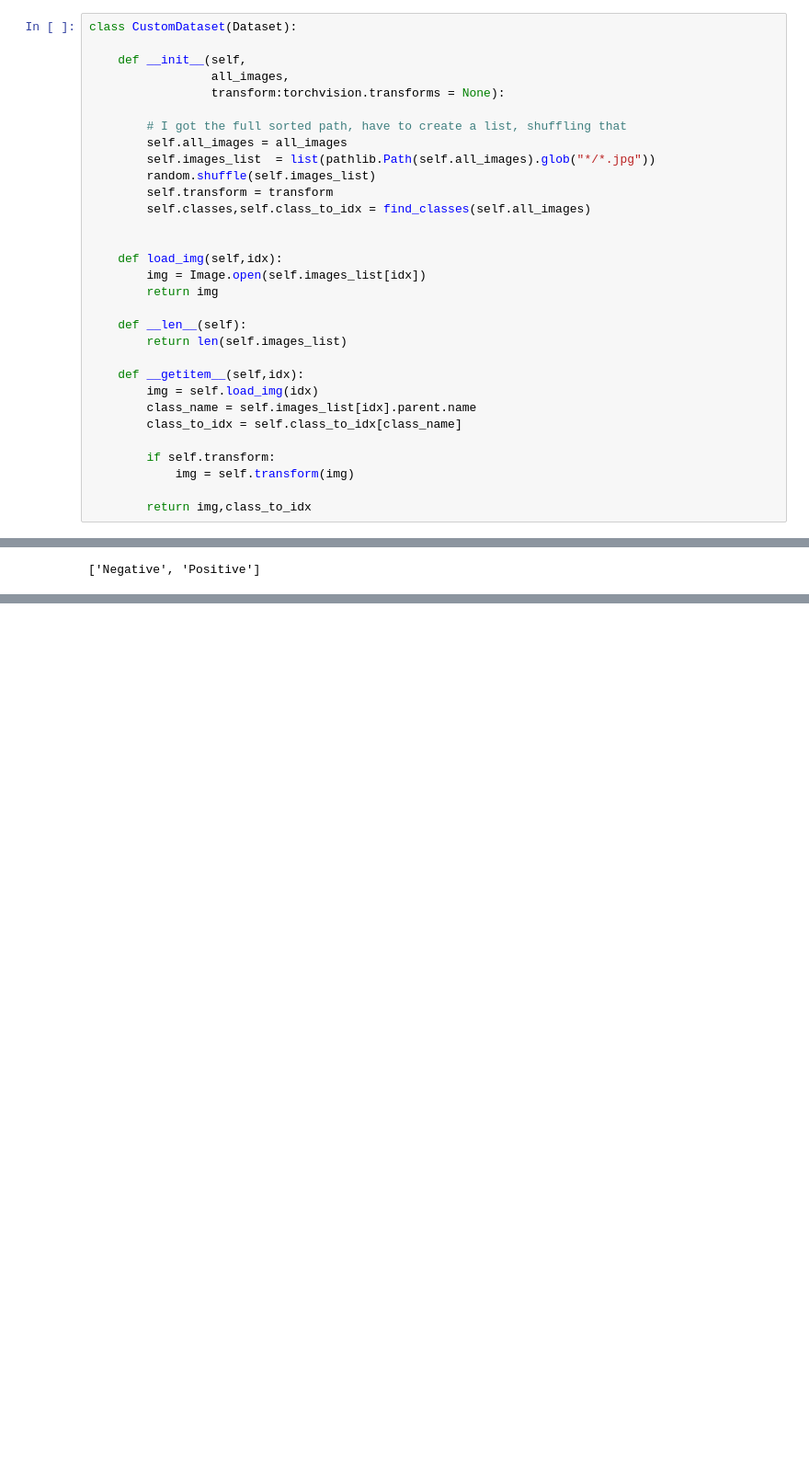
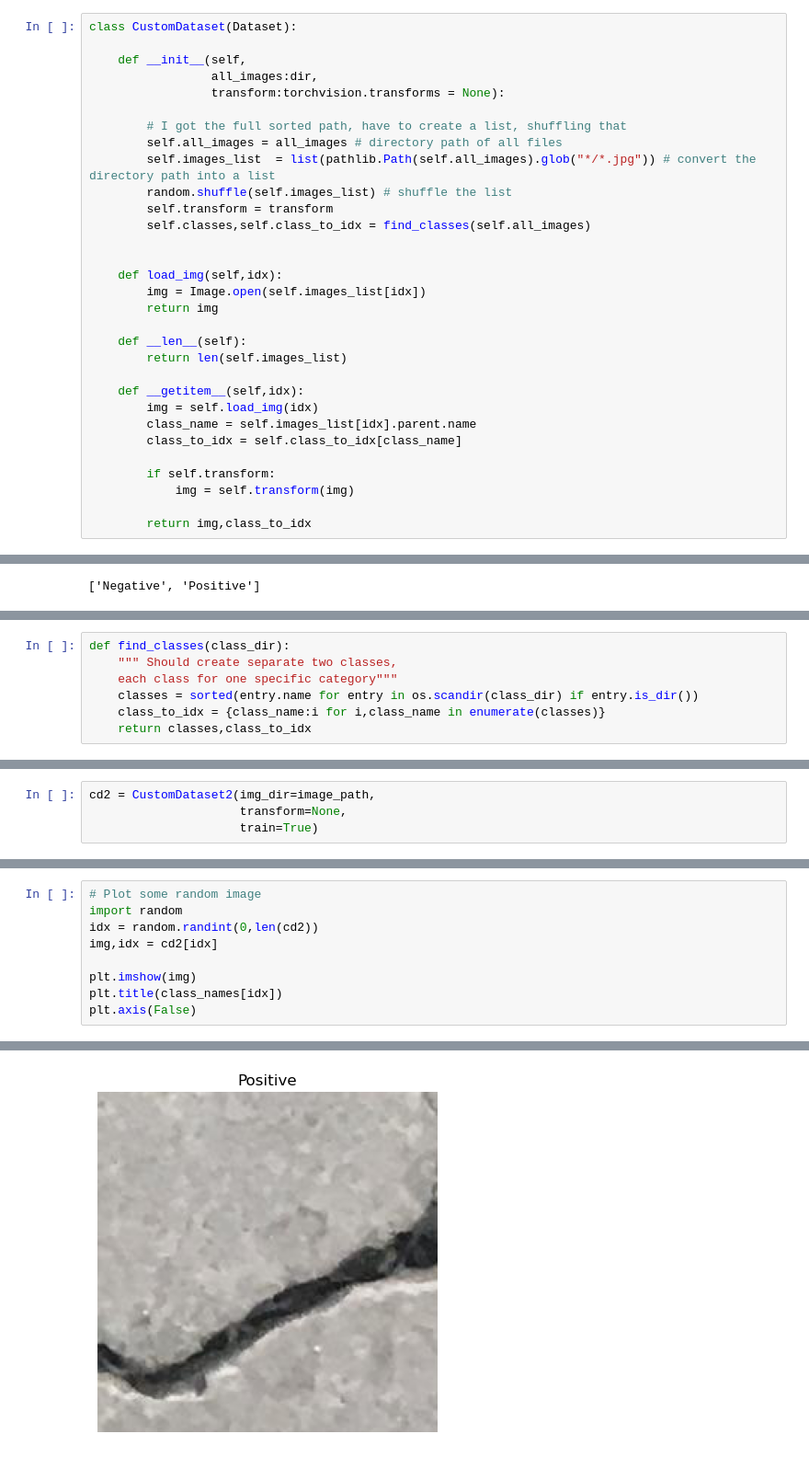
Before and after one commit to Tinonturja/Detecting-Crack-Image-Classification-Project-, a Jupyter notebook: Dataset.ipynb, the cells around one changed output, grey strips where cells are left out. Shown at 92% size. Saved outputs shown, nothing was run; the diff lists cells and outputs as text; blank space fills up the shorter version.

Commit message:
Creating Dataset with two different methods

```diff
--- a/Dataset.ipynb
+++ b/Dataset.ipynb
@@ -180,13 +180,13 @@ from pathlib import Path
 class CustomDataset(Dataset):
 
     def __init__(self,
-                 all_images,
+                 all_images:dir,
                  transform:torchvision.transforms = None):
 
         # I got the full sorted path, have to create a list, shuffling that
-        self.all_images = all_images
-        self.images_list  = list(pathlib.Path(self.all_images).glob("*/*.jpg"))
-        random.shuffle(self.images_list)
+        self.all_images = all_images # directory path of all files
+        self.images_list  = list(pathlib.Path(self.all_images).glob("*/*.jpg")) # convert the directory path into a list
+        random.shuffle(self.images_list) # shuffle the list
         self.transform = transform
         self.classes,self.class_to_idx = find_classes(self.all_images)
 
@@ -253,0 +259,7 @@ train_dataset.dataset.classes
+# %%
+def find_classes(class_dir):
+    """ Should create separate two classes,
+    each class for one specific category"""
+    classes = sorted(entry.name for entry in os.scandir(class_dir) if entry.is_dir())
+    class_to_idx = {class_name:i for i,class_name in enumerate(classes)}
+    return classes,class_to_idx
@@ -253,0 +310,4 @@ train_dataset.dataset.classes
+# %%
+cd2 = CustomDataset2(img_dir=image_path,
+                     transform=None,
+                     train=True)
@@ -253,0 +326,10 @@ train_dataset.dataset.classes
+# %%
+# Plot some random image
+import random
+idx = random.randint(0,len(cd2))
+img,idx = cd2[idx]
+
+plt.imshow(img)
+plt.title(class_names[idx])
+plt.axis(False)
+# %% [output]
@@ -253,0 +337 @@ train_dataset.dataset.classes
+[figure, added]
```
Also changed, not shown: parts of 20 cells of this notebook.
